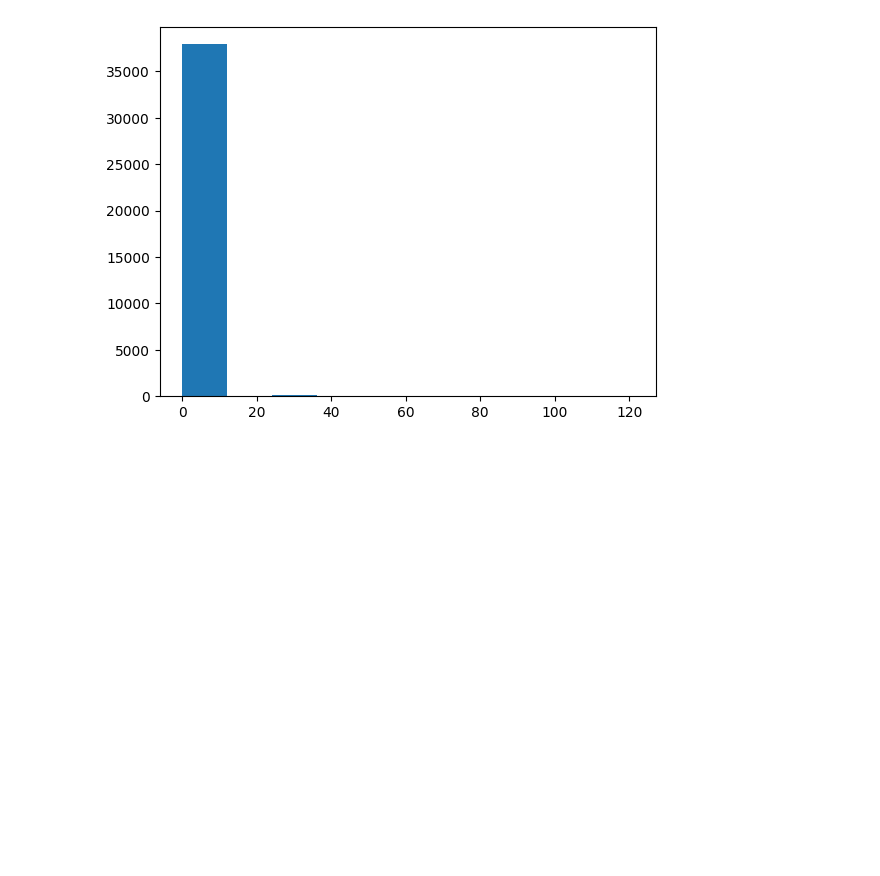
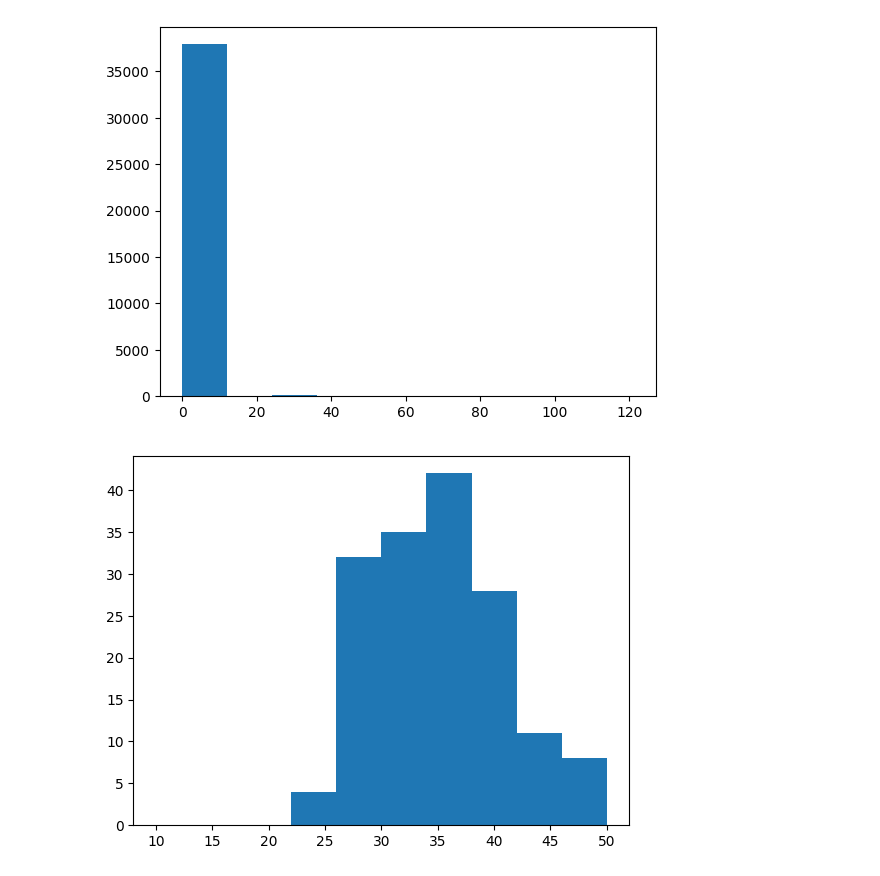
Before and after one commit to najibifar/Data_Analysis, a Jupyter notebook: Visualization/MatplotPandasSeaborn.ipynb, the cells around one changed output. Saved outputs shown, nothing was run; the diff lists cells and outputs as text; code cells hidden in the pictures; blank space fills up the shorter version.

```diff
--- a/Visualization/MatplotPandasSeaborn.ipynb
+++ b/Visualization/MatplotPandasSeaborn.ipynb
@@ -91,3 +91,8 @@ ax.hist(df['Combined Electricity Consumption'])
         108.9, 121. ]),
  <BarContainer object of 10 artists>)
 [figure]
+# %%
+fig, ax = plt.subplots()
+ax.hist(df['Combined Electricity Consumption'], range=(10, 50));
+# %% [output]
+[figure, added]
```
Also changed, not shown: parts of 2 cells of this notebook.
